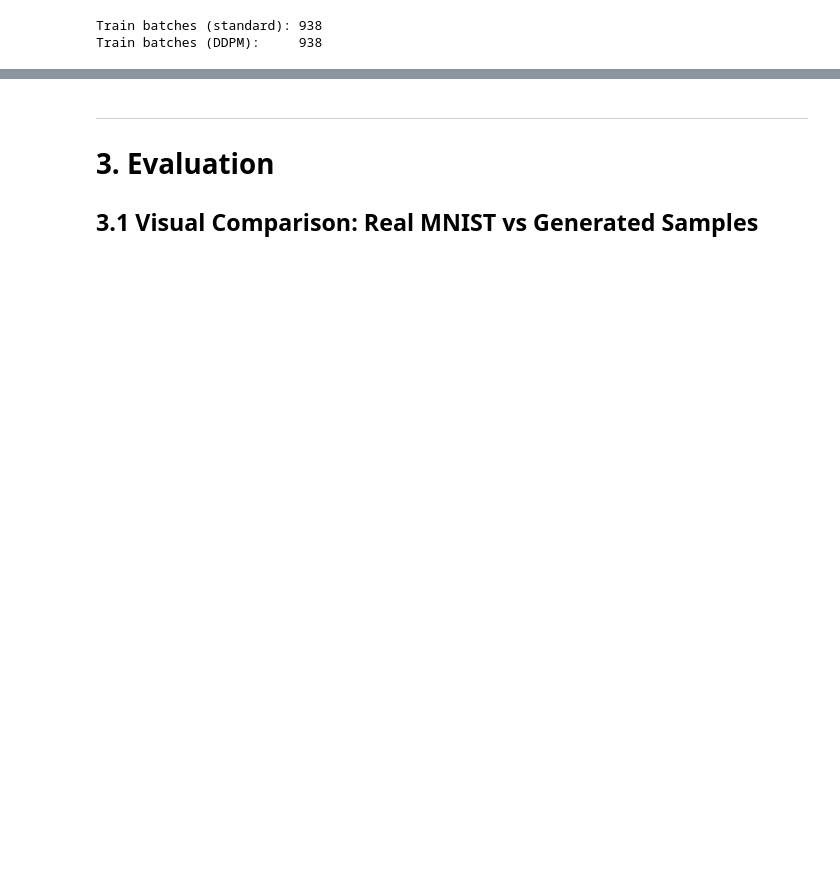
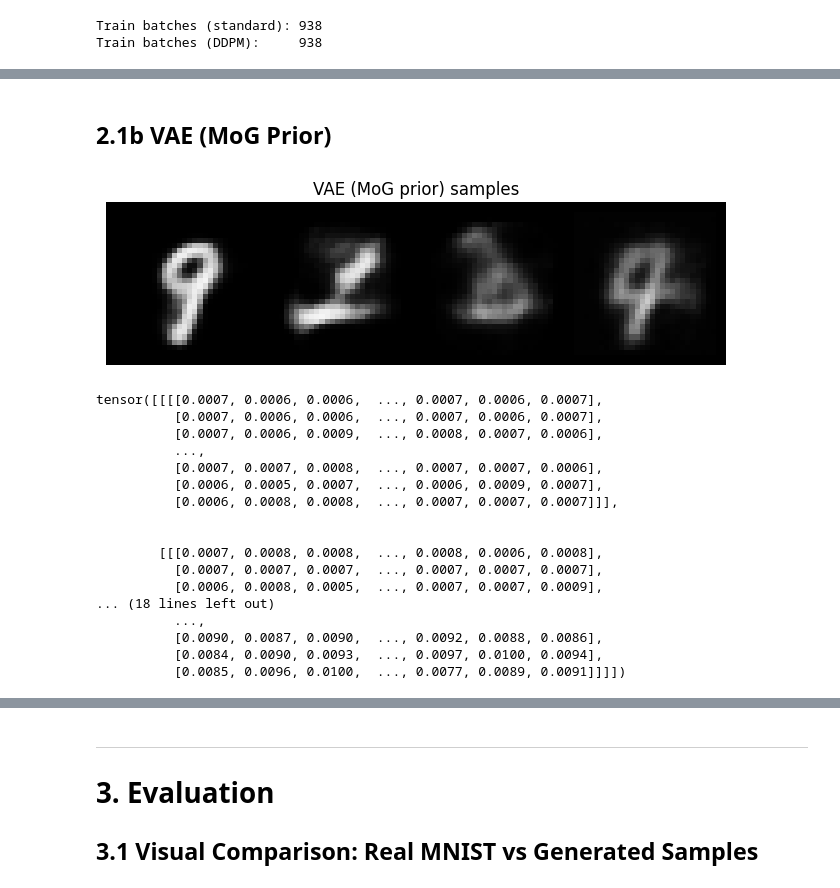
Before and after one commit to V4ldeSalnikov/Advanced-Machine-learning, a Jupyter notebook: LatentDDPMwNB/experiments.ipynb, the cells around one changed output, grey strips where cells are left out. Drawn from its saved outputs; the diff is of its cells as text; code cells hidden in the pictures; blank space fills up the shorter version.

```diff
--- a/LatentDDPMwNB/experiments.ipynb
+++ b/LatentDDPMwNB/experiments.ipynb
@@ -139,0 +199,30 @@ Stage 1: Training β-VAE (Gaussian likelihood)...
+# %% [markdown]
+## 2.1b VAE (MoG Prior)
+# %%
+vae_mog = VAEModel(
+    device=device, beta=1.0, latent_dim=LATENT_DIM, hidden=VAE_HIDDEN,
+    prior_type='mog', mog_components=10, model_name='vae_mog',
+)
+vae_mog.train_model(train_loader, epochs=VAE_FLOW_EPOCHS, lr=VAE_FLOW_LR)
+vae_mog.save(OUTDIR / 'vae_mog.pt')
+show_samples(vae_mog, n=4, title='VAE (MoG prior) samples',
+             save_path=OUTDIR / 'samples_vae_mog.png')
+# %% [output]
+[figure, added]
+tensor([[[[0.0007, 0.0006, 0.0006,  ..., 0.0007, 0.0006, 0.0007],
+          [0.0007, 0.0006, 0.0006,  ..., 0.0007, 0.0006, 0.0007],
+          [0.0007, 0.0006, 0.0009,  ..., 0.0008, 0.0007, 0.0006],
+          ...,
+          [0.0007, 0.0007, 0.0008,  ..., 0.0007, 0.0007, 0.0006],
+          [0.0006, 0.0005, 0.0007,  ..., 0.0006, 0.0009, 0.0007],
+          [0.0006, 0.0008, 0.0008,  ..., 0.0007, 0.0007, 0.0007]]],
+
+
+        [[[0.0007, 0.0008, 0.0008,  ..., 0.0008, 0.0006, 0.0008],
+          [0.0007, 0.0007, 0.0007,  ..., 0.0007, 0.0007, 0.0007],
+          [0.0006, 0.0008, 0.0005,  ..., 0.0007, 0.0007, 0.0009],
+... (18 lines left out)
+          ...,
+          [0.0090, 0.0087, 0.0090,  ..., 0.0092, 0.0088, 0.0086],
+          [0.0084, 0.0090, 0.0093,  ..., 0.0097, 0.0100, 0.0094],
+          [0.0085, 0.0096, 0.0100,  ..., 0.0077, 0.0089, 0.0091]]]])
```
Also changed, not shown: parts of 30 cells of this notebook, 7 other files.
